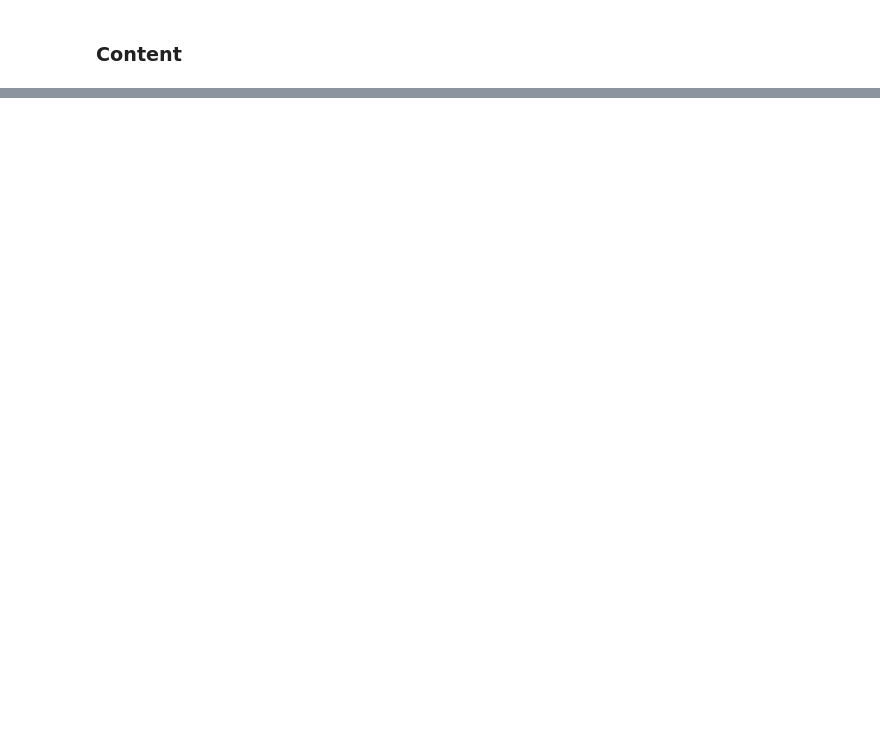
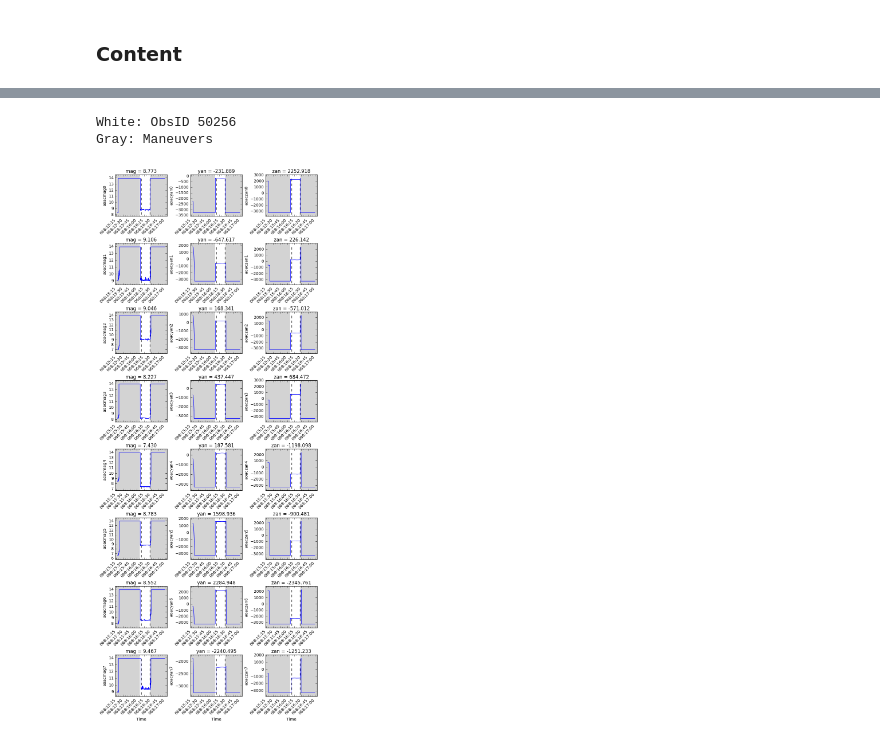
Before and after one commit to malgosias/bsh_2017_068, a Jupyter notebook: bsh_2017_068.ipynb, the cells around one changed output, grey strips where cells are left out. Saved outputs shown, nothing was run; the diff lists cells and outputs as text; code cells hidden in the pictures; blank space fills up the shorter version.

```diff
--- a/bsh_2017_068.ipynb
+++ b/bsh_2017_068.ipynb
@@ -419,0 +152,26 @@ Offset = 148.4 arcsec
+# %%
+# https://icxc.cfa.harvard.edu/mp/mplogs/2017/MAR0617/oflsa/starcheck.html#obsid50260
+
+obsids = [50256, 50255]
+
+manvrs = events.manvrs.filter(start='2017:068:16:00:00.000',
+                              stop='2017:068:18:00:00.000')
+
+rows = []
+for i, manvr in enumerate(manvrs):
+    row = {'manvr': i + 1, 'start': manvr.start, 'stop': manvr.stop,
+           'one_shot': manvr.one_shot, 'dur': manvr.dur,
+           'tstart': manvr.tstart, 'tstop': manvr.tstop,
+           'angle': manvr.angle, 'to_obsid': obsids[i]}
+    rows.append(row)
+
+tab = Table(rows,
+            names=('manvr', 'start', 'stop', 'one_shot',
+                   'tstart', 'tstop', 'dur', 'angle', 'to_obsid'),
+            dtype=('i2', 'S20', 'S20', 'f4',
+                   'f8', 'f8', 'f4', 'f4', 'i4'))
+
+for col in tab.colnames[3:-1]:
+    tab[col].format = '%.2f'
+
+print(tab['manvr', 'start', 'stop', 'dur', 'one_shot', 'angle', 'to_obsid'])
@@ -419,0 +301,13 @@ Offset = 148.4 arcsec
+# %%
+start_50256 = DateTime(tab['tstop'][0]).plotdate
+stop_50256 = DateTime(tab['tstart'][1]).plotdate
+obs_times = [start_50256, stop_50256]
+
+print('White: ObsID 50256')
+print('Gray: Maneuvers')
+
+plot_telem(msids_star, times, obs_times)
+# %% [output]
+White: ObsID 50256
+Gray: Maneuvers
+[figure, added]
```
Also changed, not shown: parts of 73 cells of this notebook, 3 other files.
